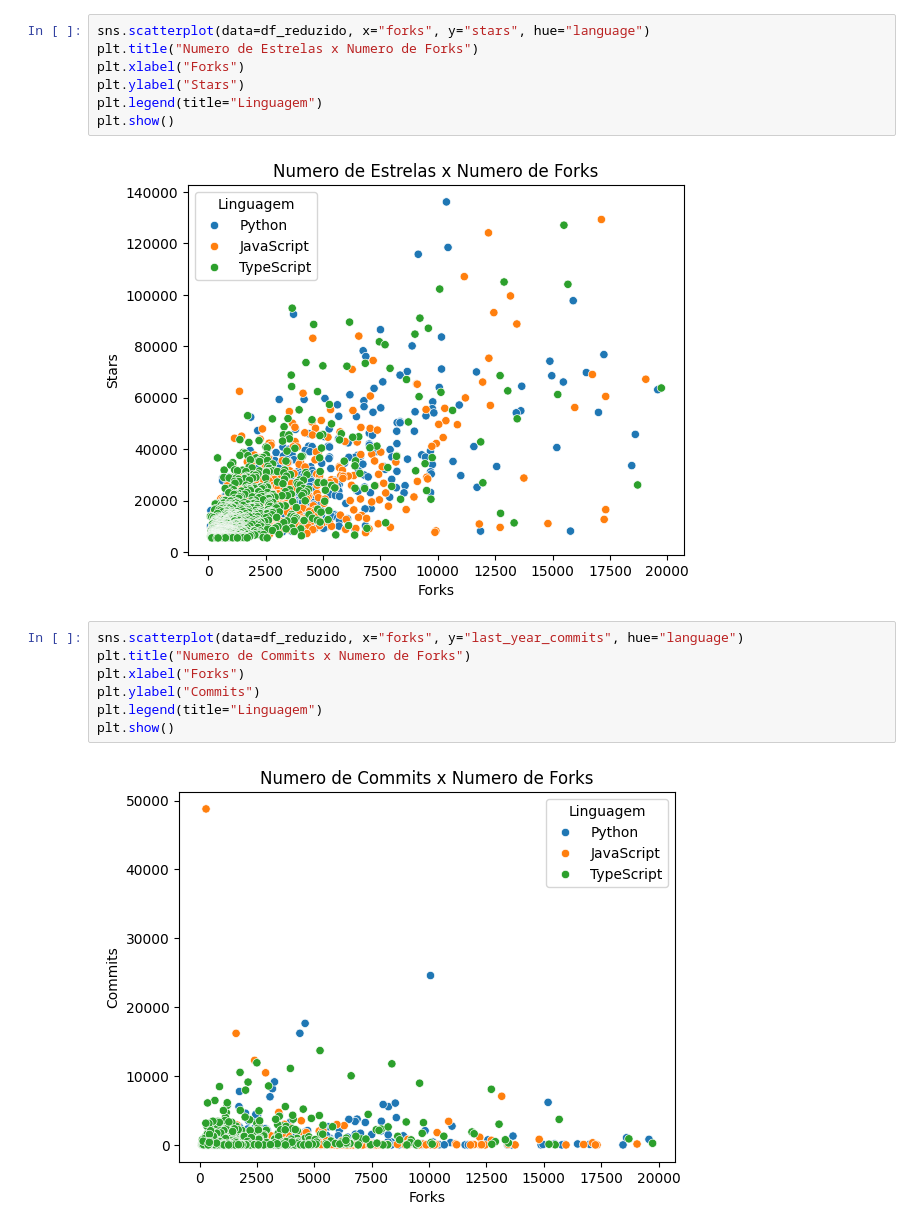
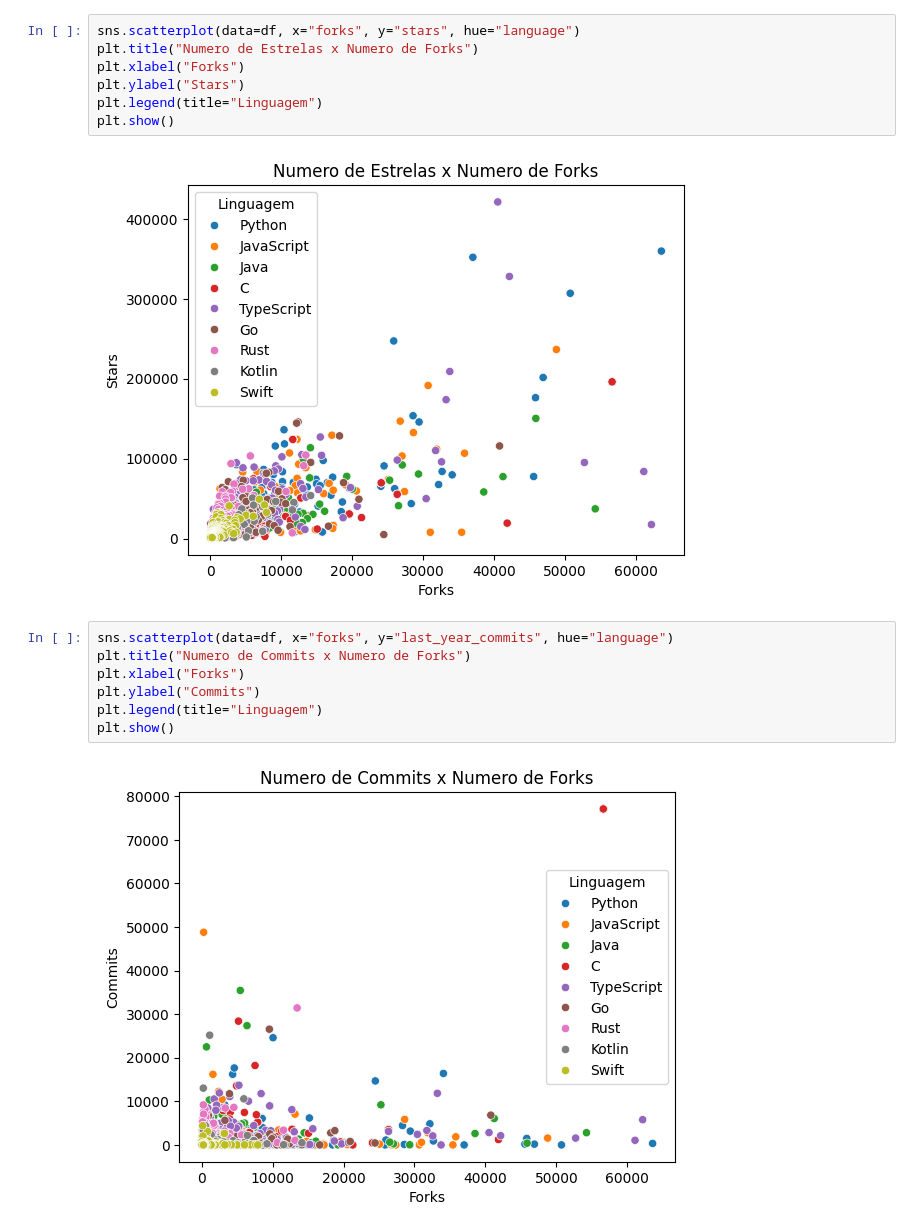
Before and after one commit to LucasjsSilva/data-set-repositorios, a Jupyter notebook: notebooks/req5.ipynb, the cells around one changed output. Drawn from its saved outputs; the diff is of its cells as text.

```diff
--- a/notebooks/req5.ipynb
+++ b/notebooks/req5.ipynb
@@ -29,19 +82,19 @@ Name: count, dtype: int64
 # %%
-sns.scatterplot(data=df_reduzido, x="forks", y="stars", hue="language")
+sns.scatterplot(data=df, x="forks", y="stars", hue="language")
 plt.title("Numero de Estrelas x Numero de Forks")
 plt.xlabel("Forks")
 plt.ylabel("Stars")
 plt.legend(title="Linguagem")
 plt.show()
 # %% [output]
-[figure, old version]
+[figure, new version]
 # %%
-sns.scatterplot(data=df_reduzido, x="forks", y="last_year_commits", hue="language")
+sns.scatterplot(data=df, x="forks", y="last_year_commits", hue="language")
 plt.title("Numero de Commits x Numero de Forks")
 plt.xlabel("Forks")
 plt.ylabel("Commits")
 plt.legend(title="Linguagem")
 plt.show()
 # %% [output]
-[figure, old version]
+[figure, new version]
 # %%
```
Also changed, not shown: parts of 24 cells of this notebook, 19 other files.
